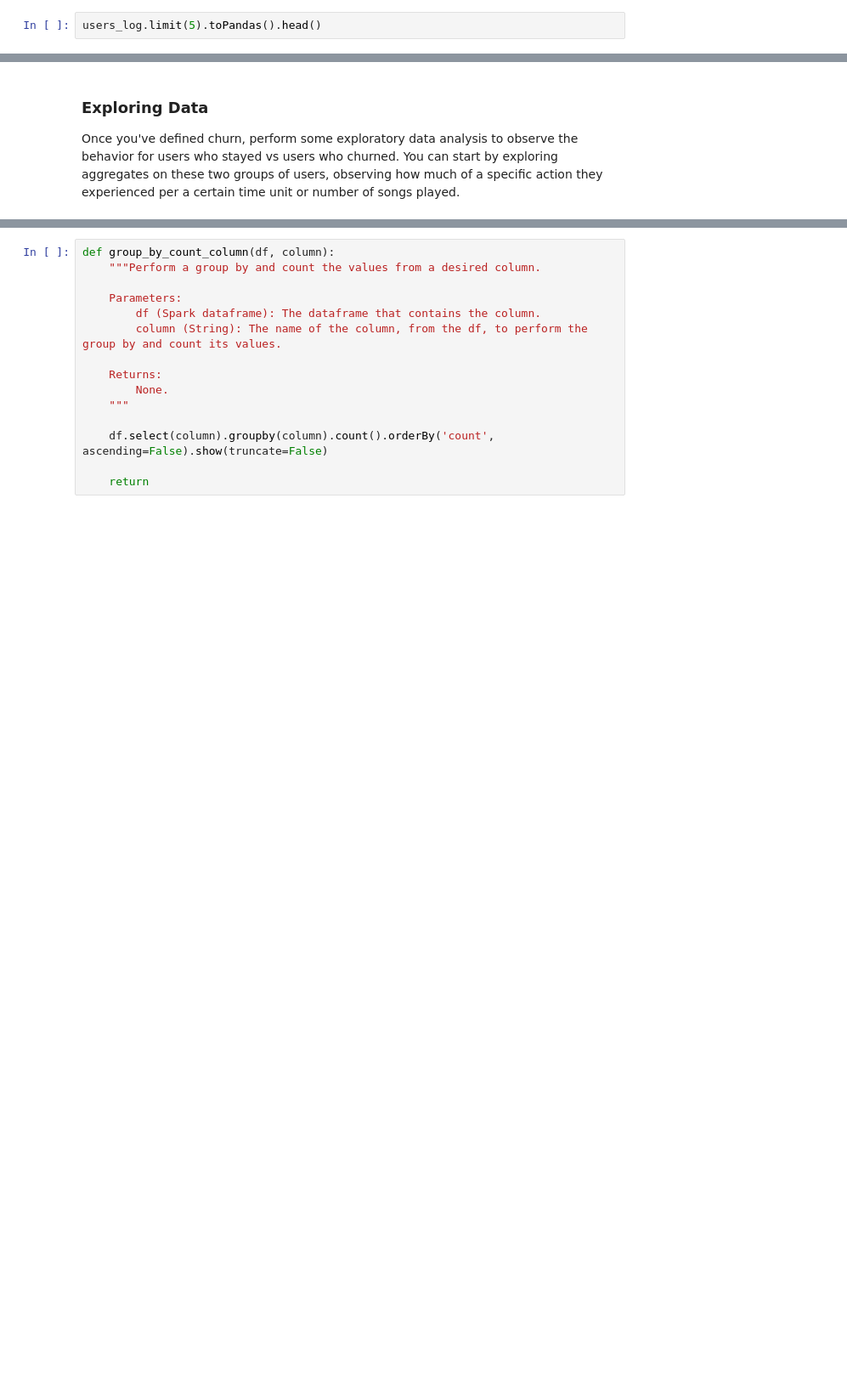
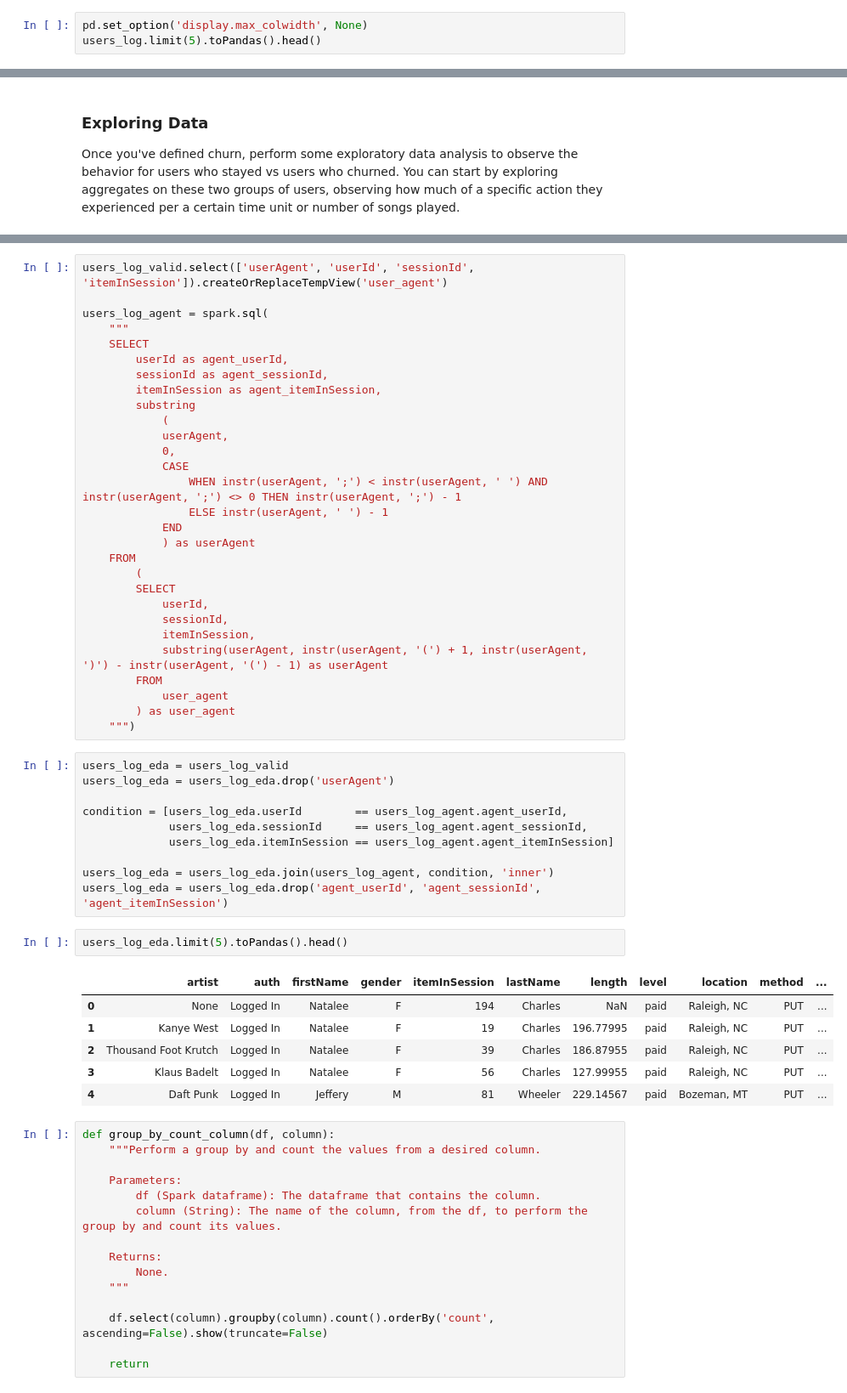
Before and after one commit to gabrieltempass/sparkify-churn-prediction, a Jupyter notebook: sparkify_churn_prediction.ipynb, the cells around one changed output, grey strips where cells are left out. Shown at 85% size. Saved outputs shown, nothing was run; the diff lists cells and outputs as text; blank space fills up the shorter version.

Commit message:
feat: Extract OS from userAgent

```diff
--- a/sparkify_churn_prediction.ipynb
+++ b/sparkify_churn_prediction.ipynb
@@ -100,6 +100,7 @@ users_log = users_log.withColumn('registration', from_unixtime(col('registration
 users_log = users_log.withColumn('ts', from_unixtime(col('ts') / 1000))
 users_log = users_log.withColumn('userId', col('userId').cast(LongType()))
 # %%
+pd.set_option('display.max_colwidth', None)
 users_log.limit(5).toPandas().head()
 # %% [output]
 |  | artist | auth | firstName | gender | itemInSession | lastName | length | level | location | method | ... |
@@ -291,3 +307,51 @@ Once you've defined churn, perform some exploratory data analysis to observe the
+# %%
+users_log_valid.select(['userAgent', 'userId', 'sessionId', 'itemInSession']).createOrReplaceTempView('user_agent')
+
+users_log_agent = spark.sql(
+    """
+    SELECT
+        userId as agent_userId,
+        sessionId as agent_sessionId,
+        itemInSession as agent_itemInSession,
+        substring
+            (
+            userAgent,
+            0,
+            CASE
+                WHEN instr(userAgent, ';') < instr(userAgent, ' ') AND instr(userAgent, ';') <> 0 THEN instr(userAgent, ';') - 1
+                ELSE instr(userAgent, ' ') - 1
+            END
+            ) as userAgent
+    FROM
+        (
+        SELECT
+            userId,
+            sessionId,
+            itemInSession,
+            substring(userAgent, instr(userAgent, '(') + 1, instr(userAgent, ')') - instr(userAgent, '(') - 1) as userAgent
+        FROM
+            user_agent
+        ) as user_agent
+    """)
+# %%
+users_log_eda = users_log_valid
+users_log_eda = users_log_eda.drop('userAgent')
+
+condition = [users_log_eda.userId        == users_log_agent.agent_userId,
+             users_log_eda.sessionId     == users_log_agent.agent_sessionId,
+             users_log_eda.itemInSession == users_log_agent.agent_itemInSession]
+
+users_log_eda = users_log_eda.join(users_log_agent, condition, 'inner')
+users_log_eda = users_log_eda.drop('agent_userId', 'agent_sessionId', 'agent_itemInSession')
+# %%
+users_log_eda.limit(5).toPandas().head()
+# %% [output]
+|  | artist | auth | firstName | gender | itemInSession | lastName | length | level | location | method | ... |
+| 0 | None | Logged In | Natalee | F | 194 | Charles | NaN | paid | Raleigh, NC | PUT | ... |
+| 1 | Kanye West | Logged In | Natalee | F | 19 | Charles | 196.77995 | paid | Raleigh, NC | PUT | ... |
+| 2 | Thousand Foot Krutch | Logged In | Natalee | F | 39 | Charles | 186.87955 | paid | Raleigh, NC | PUT | ... |
+| 3 | Klaus Badelt | Logged In | Natalee | F | 56 | Charles | 127.99955 | paid | Raleigh, NC | PUT | ... |
+| 4 | Daft Punk | Logged In | Jeffery | M | 81 | Wheeler | 229.14567 | paid | Bozeman, MT | PUT | ... |
 # %%
 def group_by_count_column(df, column):
     """Perform a group by and count the values from a desired column.
```
Also changed, not shown: parts of 8 cells of this notebook.
